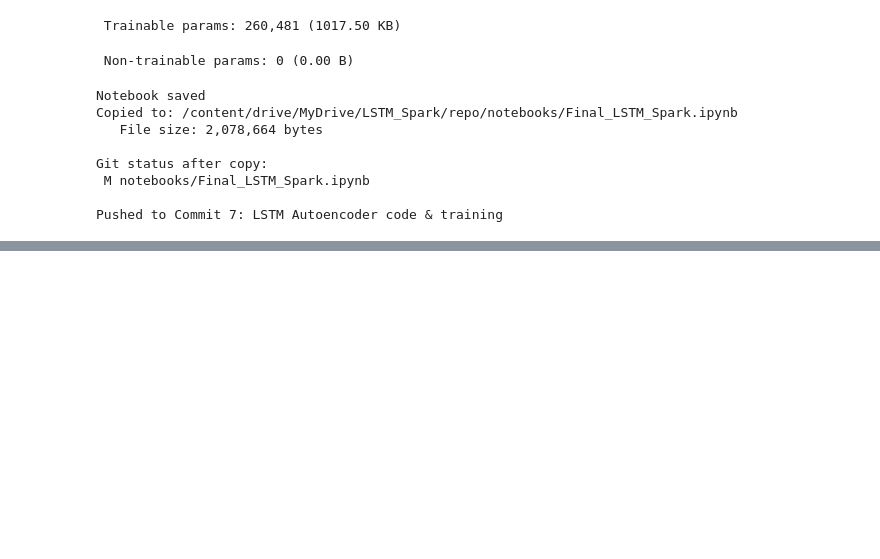
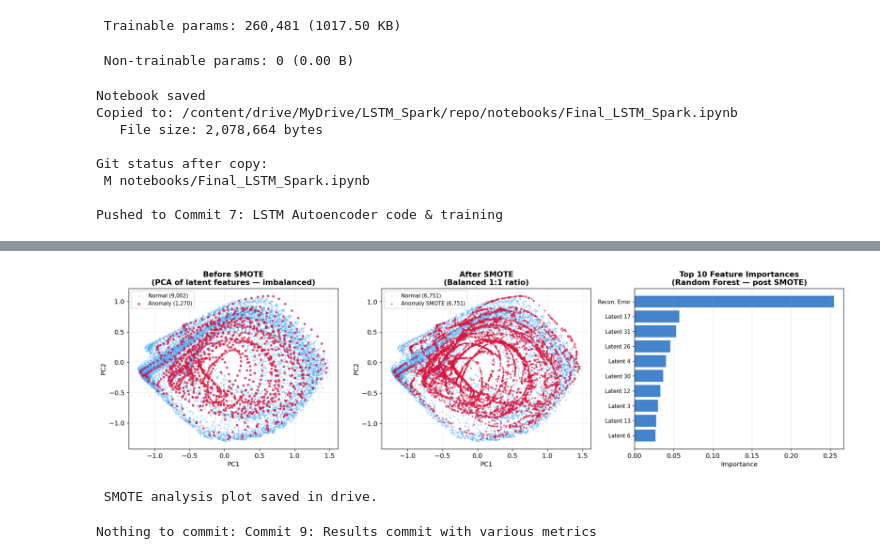
Before and after one commit to 2025503-bot/LSTMSpark, a Jupyter notebook: notebooks/Final_LSTM_Spark.ipynb, the cells around one changed output, grey strips where cells are left out. Drawn from its saved outputs; the diff is of its cells as text; code cells hidden in the pictures; blank space fills up the shorter version.

Commit message:
Commit 9: Results commit with various metrics

```diff
--- a/notebooks/Final_LSTM_Spark.ipynb
+++ b/notebooks/Final_LSTM_Spark.ipynb
@@ -1131,0 +1258,50 @@ git_commit_push("Commit 8: LSTM training complete")
+# %%
+import matplotlib.pyplot as plt, shutil
+from sklearn.decomposition import PCA
+
+fig, axes = plt.subplots(1, 3, figsize=(18, 5))
+
+# Panel 1 — Before SMOTE (PCA projection)
+pca    = PCA(n_components=2, random_state=42)
+X_pca  = pca.fit_transform(X_feat_all[:, :10])
+normal_idx  = y_feat_all == 0
+anomaly_idx = y_feat_all == 1
+axes[0].scatter(X_pca[normal_idx,0],  X_pca[normal_idx,1], s=3, alpha=0.3, color="#42A5F5", label=f"Normal ({normal_idx.sum():,})")
+axes[0].scatter(X_pca[anomaly_idx,0], X_pca[anomaly_idx,1], s=10, alpha=0.7, color="crimson", label=f"Anomaly ({anomaly_idx.sum():,})")
+axes[0].set_title("Before SMOTE\n(PCA of latent features — imbalanced)")
+axes[0].set_xlabel("PC1"); axes[0].set_ylabel("PC2")
+axes[0].legend(fontsize=9); axes[0].grid(alpha=0.2)
+
+# Panel 2 — After SMOTE (PCA projection)
+X_sm_pca = pca.transform(X_tr_sm[:, :10])
+n_sm = (y_tr_sm==0).sum(); a_sm = y_tr_sm.sum()
+axes[1].scatter(X_sm_pca[y_tr_sm==0,0], X_sm_pca[y_tr_sm==0,1], s=3, alpha=0.3, color="#42A5F5", label=f"Normal ({n_sm:,})")
+axes[1].scatter(X_sm_pca[y_tr_sm==1,0], X_sm_pca[y_tr_sm==1,1], s=5, alpha=0.5, color="crimson", label=f"Anomaly SMOTE ({a_sm:,})")
+axes[1].set_title("After SMOTE\n(Balanced 1:1 ratio)")
+axes[1].set_xlabel("PC1"); axes[1].set_ylabel("PC2")
+axes[1].legend(fontsize=9); axes[1].grid(alpha=0.2)
+
+feat_names = ["Recon. Error"] + [f"Latent {i+1}" for i in range(32)]
+importances = rf.feature_importances_
+top_idx = np.argsort(importances)[::-1][:10]
+axes[2].barh(range(10), importances[top_idx[::-1]], color="#1565C0", alpha=0.8)
+axes[2].set_yticks(range(10))
+axes[2].set_yticklabels([feat_names[i] for i in top_idx[::-1]], fontsize=9)
+axes[2].set_title("Top 10 Feature Importances\n(Random Forest — post SMOTE)")
+axes[2].set_xlabel("Importance")
+axes[2].grid(axis='x', alpha=0.3)
+
+plt.tight_layout()
+p = RESULTS_PATH + "smote_analysis.png"
+plt.savefig(p, dpi=150, bbox_inches='tight')
+shutil.copy(p, REPO_DIR + "results/smote_analysis.png")
+plt.show()
+print(" SMOTE analysis plot saved in drive.")
+# %% [output]
+[figure, added]
+ SMOTE analysis plot saved in drive.
+# %%
+save_notebook_to_repo()
+git_commit_push("Commit 9: Results commit with various metrics")
+# %% [output]
+Nothing to commit: Commit 9: Results commit with various metrics
```
Also changed, not shown: parts of 5 cells of this notebook.
